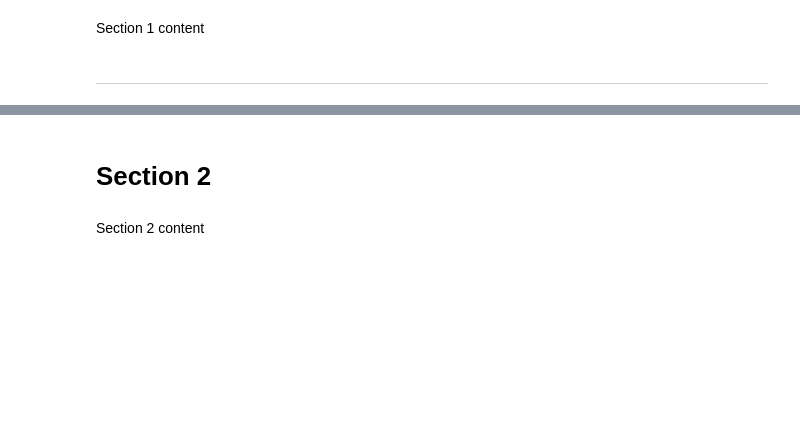
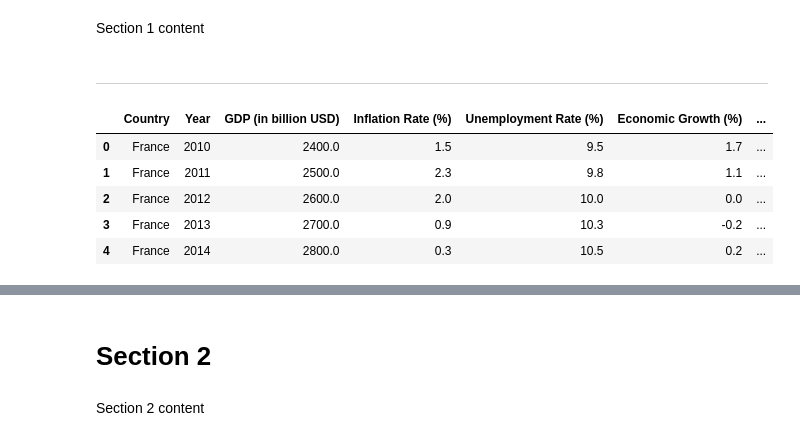
Before and after one commit to Ray99-cpu/Macro_Analysis, a Jupyter notebook: jupyter_notebooks/macro_econ_analysis.ipynb, the cells around one changed output, grey strips where cells are left out. Drawn from its saved outputs; the diff is of its cells as text; code cells hidden in the pictures; blank space fills up the shorter version.

```diff
--- a/jupyter_notebooks/macro_econ_analysis.ipynb
+++ b/jupyter_notebooks/macro_econ_analysis.ipynb
@@ -50,2 +53,12 @@ Section 1 content
 # %% [markdown]
 ---
+# %%
+macro_data = pd.read_csv(r"C:\Users\rayaf\Documents\Macro_analysis\data\cleaned_data\macro_data.csv")
+macro_data.head()
+# %% [output]
+|  | Country | Year | GDP (in billion USD) | Inflation Rate (%) | Unemployment Rate (%) | Economic Growth (%) | ... |
+| 0 | France | 2010 | 2400.0 | 1.5 | 9.5 | 1.7 | ... |
+| 1 | France | 2011 | 2500.0 | 2.3 | 9.8 | 1.1 | ... |
+| 2 | France | 2012 | 2600.0 | 2.0 | 10.0 | 0.0 | ... |
+| 3 | France | 2013 | 2700.0 | 0.9 | 10.3 | -0.2 | ... |
+| 4 | France | 2014 | 2800.0 | 0.3 | 10.5 | 0.2 | ... |
```
Also changed, not shown: parts of 2 cells of this notebook.
